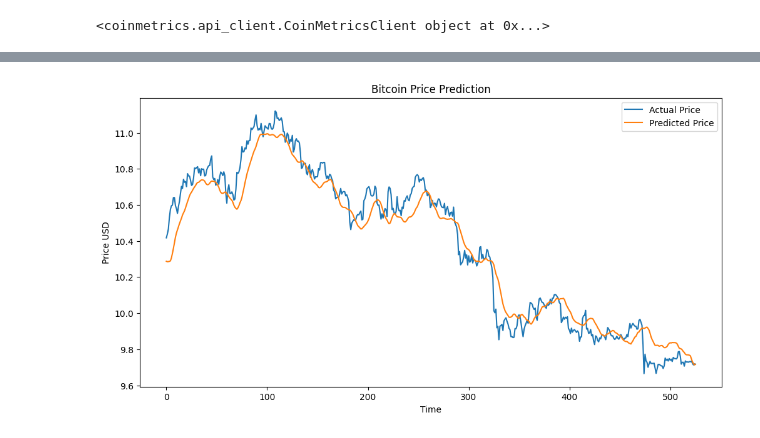
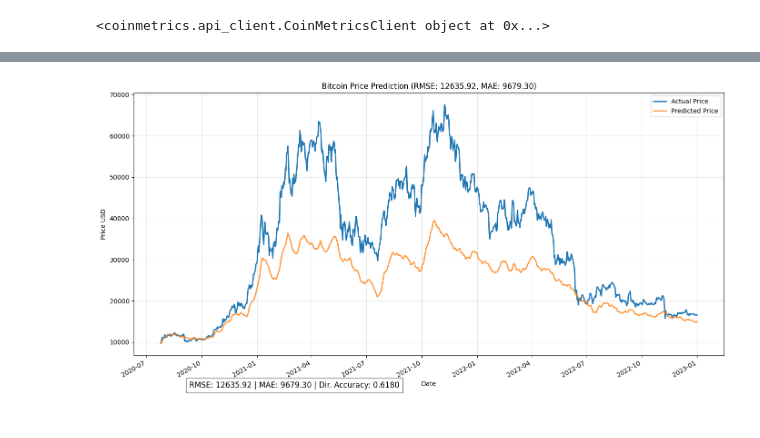
Before and after one commit to Rezmana/COMP-3071-TradingBot, a Jupyter notebook: OnChainAnalysis/LSTM.ipynb, the cells around one changed output, grey strips where cells are left out. Saved outputs shown, nothing was run; the diff lists cells and outputs as text; code cells hidden in the pictures.

```diff
--- a/OnChainAnalysis/LSTM.ipynb
+++ b/OnChainAnalysis/LSTM.ipynb
@@ -29,7 +66,8 @@ print(client)
 # 'IssContNtv' - this is for the native issuance count
 # 'IssContPctAnn' - this is for the annual percentage of the issuance count
 #
-metrics = client.get_asset_metrics(assets='btc', metrics=['PriceUSD','HashRate','TxTfrCnt','AdrActCnt', 'SplyCur'], start_time="2013-01-01", end_time="2023-01-02", frequency='1d')
+# metrics = client.get_asset_metrics(assets='btc', metrics=['PriceUSD','HashRate','TxTfrCnt','AdrActCnt', 'SplyCur'], start_time="2013-01-01", end_time="2023-01-02", frequency='1d')
+metrics = client.get_asset_metrics(assets='btc', metrics=['PriceUSD','HashRate','TxTfrCnt','AdrActCnt', 'SplyCur'], start_time="2017-01-01", end_time="2024-01-02", frequency='1d')
 # %%
 metrics = pd.DataFrame(metrics)
 
@@ -60,8 +98,12 @@ df['Volatility_30'] = df['PriceUSD_target'].rolling(window=30).std()
  # Drop rows with NaNs from shifting
 df.dropna(inplace=True)
 # %%
+# Base features
 X = df[['HashRate', 'TxTfrCnt', 'AdrActCnt', 'SplyCur', 'PriceUSD_target', 'MA_7', 'MA_30', 'MA_7_30_ratio', 'Volatility_30']].values
-y = df['PriceUSD_log'].values
+
+# X = df[['HashRate']].values
+# y = df['PriceUSD_target'].values
+y = df['PriceUSD'].values
 # %%
 from sklearn.preprocessing import MinMaxScaler
 
@@ -83,8 +125,13 @@ def create_sequences(X, y, time_steps=60):
 time_steps = 60
 X_seq, y_seq = create_sequences(X_scaled, y_scaled, time_steps)
 # %%
+# Reshape the input to be 3D [samples, time steps, features]
 from sklearn.model_selection import train_test_split
 
-# Split into train (70%), validation (15%), and test (15%)
-X_train, X_temp, y_train, y_temp = train_test_split(X_seq, y_seq, test_size=0.3, shuffle=False)
+# Split into train (50%), validation (15%), and test (15%)
+X_train, X_temp, y_train, y_temp = train_test_split(X_seq, y_seq, test_size=0.5, shuffle=False)
 X_val, X_test, y_val, y_test = train_test_split(X_temp, y_temp, test_size=0.5, shuffle=False)
+
+print(X_train)
+n_features = X_train.shape[2]
+print(f"X_train shape: {X_train.shape}")
@@ -173,14 +1091,42 @@ MAE: 0.07497032678757494
 # %%
-# Visualizing the result
-import matplotlib.pyplot as plt
+# # Visualizing the result
+# import matplotlib.pyplot as plt
 
-plt.figure(figsize=(12, 6))
-plt.plot(y_test_actual, label='Actual Price')
-plt.plot(y_pred, label='Predicted Price')
-plt.title('Bitcoin Price Prediction')
-plt.xlabel('Time')
+# # Visualize predictions
+# plt.figure(figsize=(14, 7))
+# plt.plot(y_test_actual, label='Actual Price', color='blue')
+# plt.plot(y_pred, label='Predicted Price', color='red', linestyle='--')
+# plt.title('Bitcoin Price Prediction')
+# plt.xlabel('Time')
+# plt.ylabel('Price USD')
+# plt.legend()
+# plt.grid(True)
+# plt.show()
+
+# After your predictions and metrics calculations:
+
+# Get the dates for the test set
+# We need to find the dates that correspond to our test set
+test_dates = df['time'].iloc[-(len(y_test_actual)):]
+
+# Visualizing the result with dates
+plt.figure(figsize=(14, 7))
+plt.plot(test_dates, y_test_actual, label='Actual Price', linewidth=2)
+plt.plot(test_dates, y_pred, label='Predicted Price', linewidth=2, alpha=0.8)
+plt.title(f'Bitcoin Price Prediction (RMSE: {rmse:.2f}, MAE: {mae:.2f})')
+plt.xlabel('Date')
 plt.ylabel('Price USD')
 plt.legend()
+plt.grid(alpha=0.3)
+
+# Format x-axis to show dates properly
+plt.gcf().autofmt_xdate()
+plt.tight_layout()
+
+# Add text annotation for metrics
+plt.figtext(0.15, 0.02, f"RMSE: {rmse:.2f} | MAE: {mae:.2f} | Dir. Accuracy: {dir_acc:.4f}",
+            ha="left", fontsize=12, bbox={"facecolor":"white", "alpha":0.5, "pad":5})
+
 plt.show()
 # %% [output]
-[figure, old version]
+[figure, new version]
```
Also changed, not shown: parts of 17 cells of this notebook, 3 other files.
